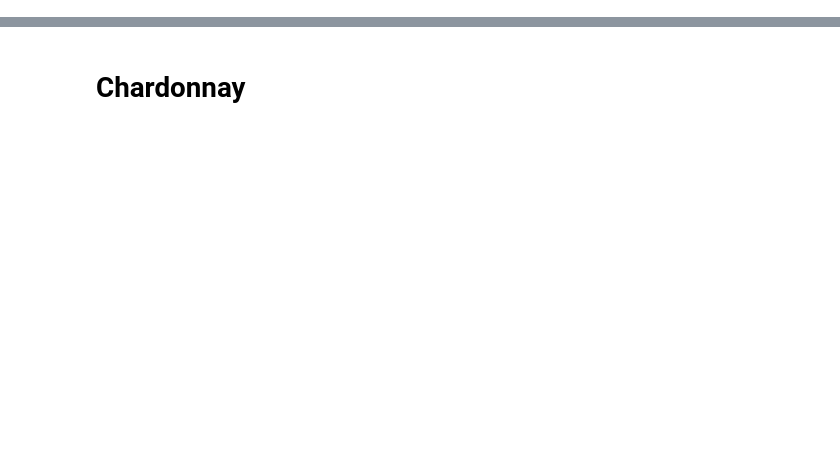
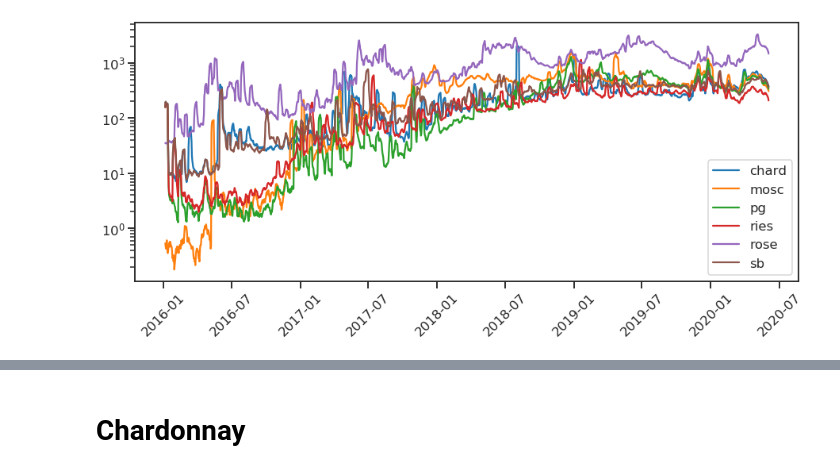
Before and after one commit to JocelynF/WineRegions, a Jupyter notebook: CreatePlots.ipynb, the cells around one changed output, grey strips where cells are left out. Saved outputs shown, nothing was run; the diff lists cells and outputs as text; code cells hidden in the pictures; blank space fills up the shorter version.

```diff
--- a/CreatePlots.ipynb
+++ b/CreatePlots.ipynb
@@ -57,0 +83,14 @@ wine_pages = pd.read_csv('WinePages.csv')
+# %%
+plt.figure(figsize = (15,6))
+plt.plot(weightviews_unfilt['DATE'], weightviews_unfilt['CHARDONNAY'].rolling(window = 7).mean())
+plt.plot(weightviews_unfilt['DATE'], weightviews_unfilt['MOSCATO'].rolling(window = 7).mean())
+plt.plot(weightviews_unfilt['DATE'], weightviews_unfilt['PINOT GRIGIO/PINOT GRIS'].rolling(window = 7).mean())
+plt.plot(weightviews_unfilt['DATE'], weightviews_unfilt['RIESLING'].rolling(window = 7).mean())
+plt.plot(weightviews_unfilt['DATE'], weightviews_unfilt['ROSE'].rolling(window = 7).mean())
+plt.plot(weightviews_unfilt['DATE'], weightviews_unfilt['SAUVIGNON BLANC'].rolling(window = 7).mean())
+plt.legend(['chard', 'mosc', 'pg', 'ries', 'rose', 'sb'])
+plt.yscale('log')
+plt.xticks(rotation = 45)
+plt.show()
+# %% [output]
+[figure, added]
```
Also changed, not shown: parts of 17 cells of this notebook, 3 other files.
